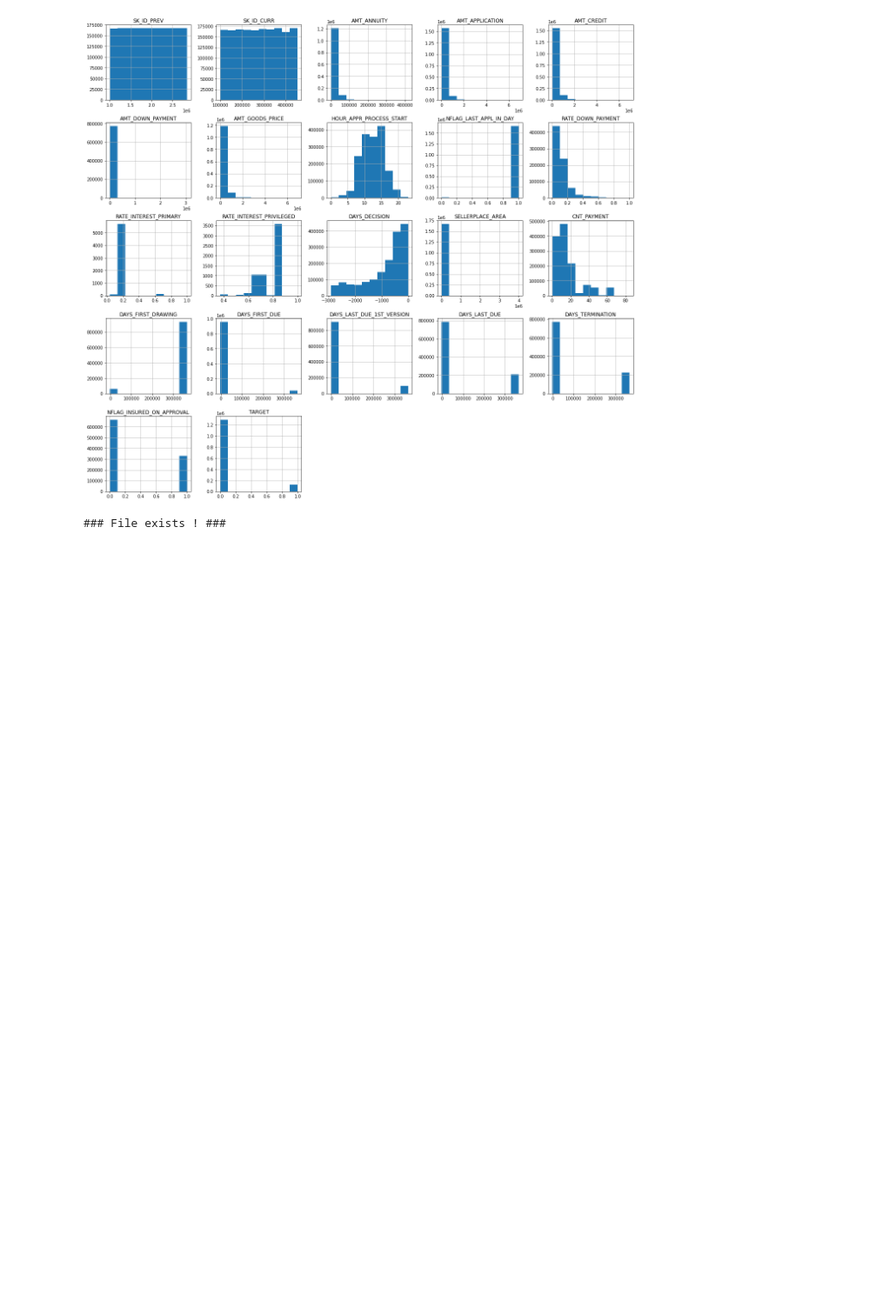
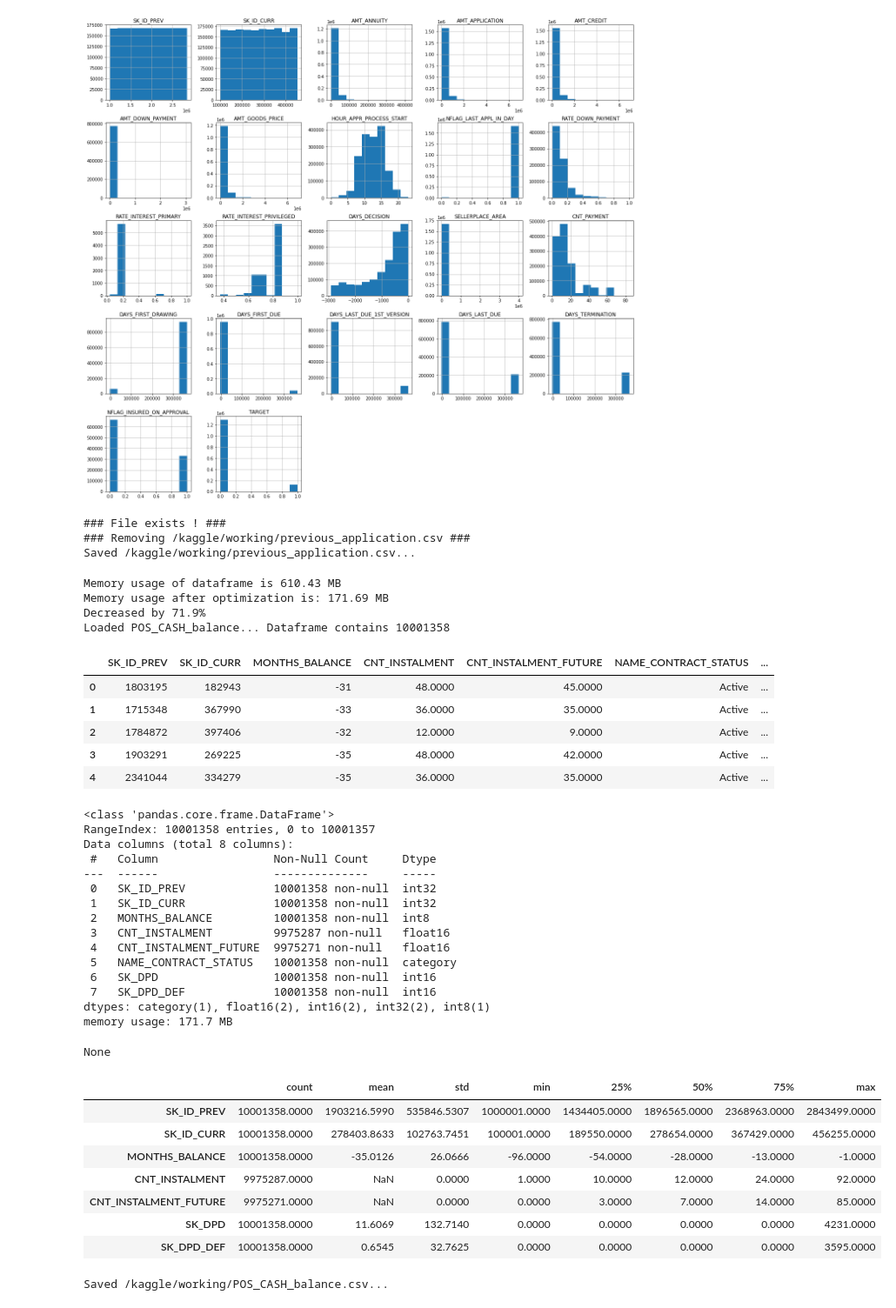
Before and after one commit to amithsbhat/Capstone-Home-Credit-Default-Risk, a Jupyter notebook: eda-home-credit-default-risk.ipynb, the cells around one changed output. Shown at 87% size. Drawn from its saved outputs; the diff is of its cells as text; code cells hidden in the pictures; blank space fills up the shorter version.

Commit message:
Kaggle Notebook | EDA-Home-Credit-Default-Risk | Version 24

```diff
--- a/eda-home-credit-default-risk.ipynb
+++ b/eda-home-credit-default-risk.ipynb
@@ -74,14 +75,18 @@ def get_features_of_type(df, is_categorical = True):
 
     return [col for col in list(df.columns) if df[col].dtype == 'category'] if is_categorical else [col for col in list(df.columns) if df[col].dtype != 'category']
 # %%
-def save_file(df, file_name, as_csv = True):
+def save_file(df, file_name, as_csv = True, remove_old_file= True):
     file_name = file_name or next(tempfile._get_candidate_names())
     extension = '.csv' if as_csv  else '.pkl'
 
     file_name = OUTPUT_DIR + file_name + extension
     if os.path.isfile(file_name):
         print("### File exists ! ###")
-        return None
+        if not remove_old_file:
+            return None
+        print("### Removing {} ###".format(file_name))
+        os.remove(file_name)
+
     if as_csv:
         df.to_csv(file_name, encoding='utf-8')
     else:
@@ -1022,3 +1027,43 @@ df_previous_application['DAYS_TERMINATION'].replace(365243, np.nan, inplace= Tru
 save_file(df_previous_application, 'previous_application')
 # %% [output]
 ### File exists ! ###
+### Removing /kaggle/working/previous_application.csv ###
+Saved /kaggle/working/previous_application.csv...
+# %%
+df_POS_CASH_balance = read_input_file(fileName = 'POS_CASH_balance')
+# %% [output]
+Memory usage of dataframe is 610.43 MB
+Memory usage after optimization is: 171.69 MB
+Decreased by 71.9%
+Loaded POS_CASH_balance... Dataframe contains 10001358
+|  | SK_ID_PREV | SK_ID_CURR | MONTHS_BALANCE | CNT_INSTALMENT | CNT_INSTALMENT_FUTURE | NAME_CONTRACT_STATUS | ... |
+| 0 | 1803195 | 182943 | -31 | 48.0000 | 45.0000 | Active | ... |
+| 1 | 1715348 | 367990 | -33 | 36.0000 | 35.0000 | Active | ... |
+| 2 | 1784872 | 397406 | -32 | 12.0000 | 9.0000 | Active | ... |
+| 3 | 1903291 | 269225 | -35 | 48.0000 | 42.0000 | Active | ... |
+| 4 | 2341044 | 334279 | -35 | 36.0000 | 35.0000 | Active | ... |
+<class 'pandas.core.frame.DataFrame'>
+RangeIndex: 10001358 entries, 0 to 10001357
+Data columns (total 8 columns):
+ #   Column                 Non-Null Count     Dtype
+---  ------                 --------------     -----
+ 0   SK_ID_PREV             10001358 non-null  int32
+ 1   SK_ID_CURR             10001358 non-null  int32
+ 2   MONTHS_BALANCE         10001358 non-null  int8
+ 3   CNT_INSTALMENT         9975287 non-null   float16
+ 4   CNT_INSTALMENT_FUTURE  9975271 non-null   float16
+ 5   NAME_CONTRACT_STATUS   10001358 non-null  category
+ 6   SK_DPD                 10001358 non-null  int16
+ 7   SK_DPD_DEF             10001358 non-null  int16
+dtypes: category(1), float16(2), int16(2), int32(2), int8(1)
+memory usage: 171.7 MB
+None
+|  | count | mean | std | min | 25% | 50% | 75% | max |
+| SK_ID_PREV | 10001358.0000 | 1903216.5990 | 535846.5307 | 1000001.0000 | 1434405.0000 | 1896565.0000 | 2368963.0000 | 2843499.0000 |
+| SK_ID_CURR | 10001358.0000 | 278403.8633 | 102763.7451 | 100001.0000 | 189550.0000 | 278654.0000 | 367429.0000 | 456255.0000 |
+| MONTHS_BALANCE | 10001358.0000 | -35.0126 | 26.0666 | -96.0000 | -54.0000 | -28.0000 | -13.0000 | -1.0000 |
+| CNT_INSTALMENT | 9975287.0000 | NaN | 0.0000 | 1.0000 | 10.0000 | 12.0000 | 24.0000 | 92.0000 |
+| CNT_INSTALMENT_FUTURE | 9975271.0000 | NaN | 0.0000 | 0.0000 | 3.0000 | 7.0000 | 14.0000 | 85.0000 |
+| SK_DPD | 10001358.0000 | 11.6069 | 132.7140 | 0.0000 | 0.0000 | 0.0000 | 0.0000 | 4231.0000 |
+| SK_DPD_DEF | 10001358.0000 | 0.6545 | 32.7625 | 0.0000 | 0.0000 | 0.0000 | 0.0000 | 3595.0000 |
+Saved /kaggle/working/POS_CASH_balance.csv...
```
Also changed, not shown: parts of 4 cells of this notebook.
